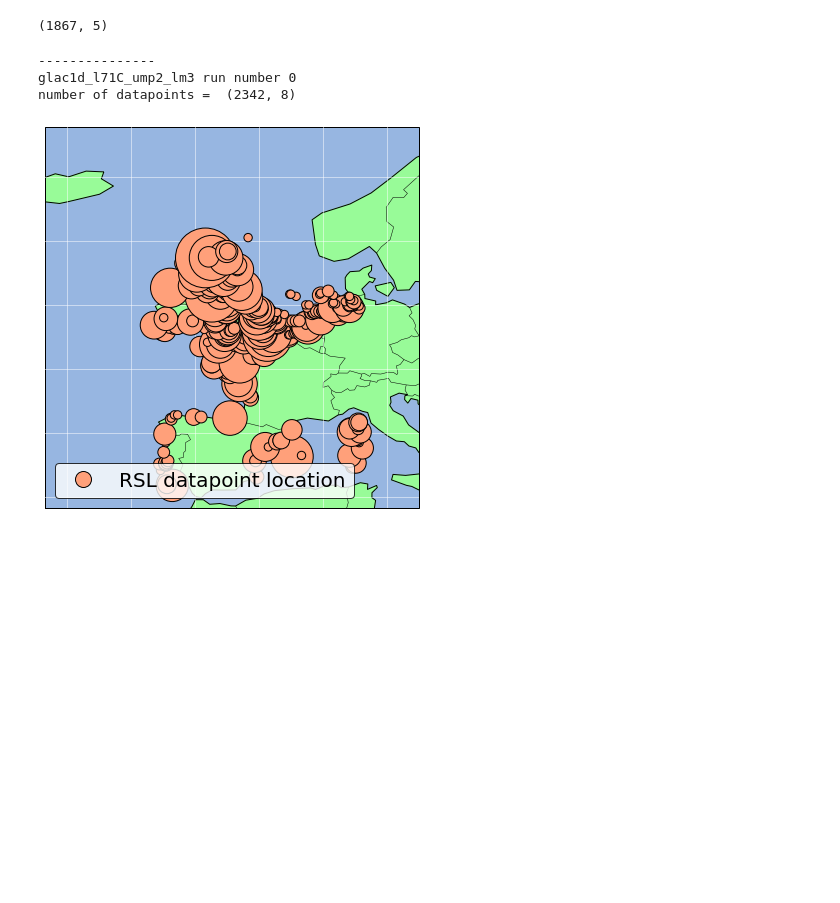
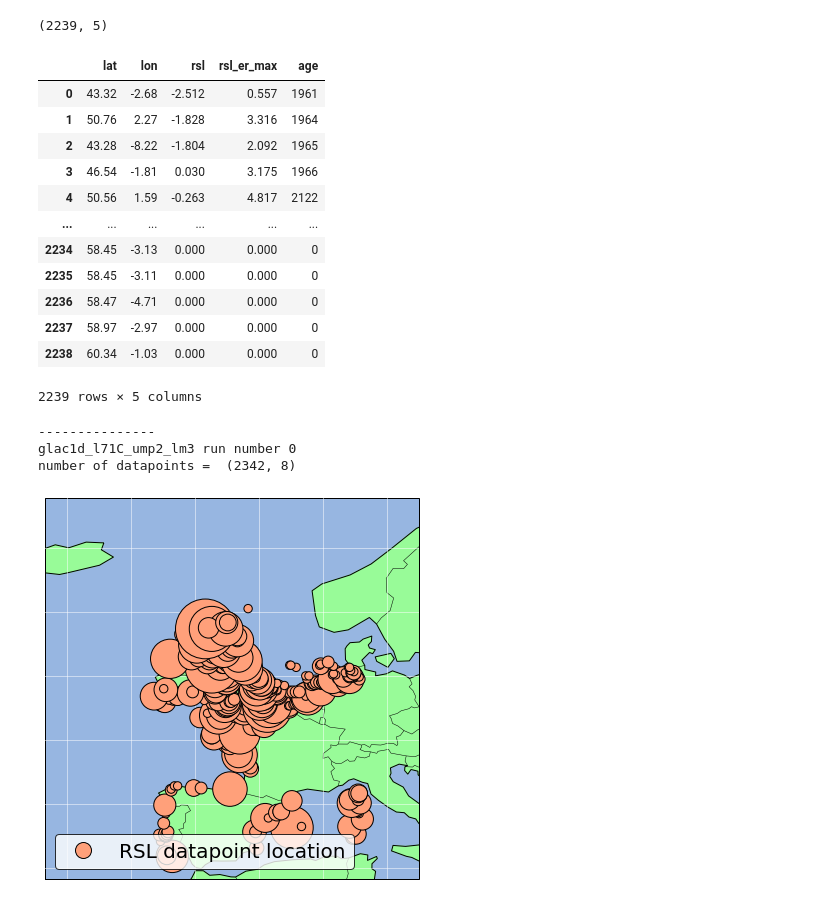
Before and after one commit to rcameronc/Holocene_readv, a Jupyter notebook: test_book.ipynb, the cells around one changed output. Saved outputs shown, nothing was run; the diff lists cells and outputs as text; code cells hidden in the pictures; blank space fills up the shorter version.

```diff
--- a/test_book.ipynb
+++ b/test_book.ipynb
@@ -128,10 +128,31 @@ for i, ice_model in enumerate(ice_models):
                          & (dfind.lat < extent[3])][[
                              'lat', 'lon', 'rsl', 'rsl_er_max', 'age'
                          ]]
-        df_place.shape
+        preslocs = df_place.groupby(['lat', 'lon'])[['rsl', 'rsl_er_max', 'age']].nunique().reset_index()[::2]
+        preslocs['rsl'] = 0
+        preslocs['rsl_er_max'] = 0
+        preslocs['age'] = 0
+        df_place = pd.concat([df_place, preslocs]).reset_index(drop=True)
+
 df_place.shape
 # %% [output]
-(1867, 5)
+(2239, 5)
+# %%
+df_place
+# %% [output]
+|  | lat | lon | rsl | rsl_er_max | age |
+| 0 | 43.32 | -2.68 | -2.512 | 0.557 | 1961 |
+| 1 | 50.76 | 2.27 | -1.828 | 3.316 | 1964 |
+| 2 | 43.28 | -8.22 | -1.804 | 2.092 | 1965 |
+| 3 | 46.54 | -1.81 | 0.030 | 3.175 | 1966 |
+| 4 | 50.56 | 1.59 | -0.263 | 4.817 | 2122 |
+| ... | ... | ... | ... | ... | ... |
+| 2234 | 58.45 | -3.13 | 0.000 | 0.000 | 0 |
+| 2235 | 58.45 | -3.11 | 0.000 | 0.000 | 0 |
+| 2236 | 58.47 | -4.71 | 0.000 | 0.000 | 0 |
+| 2237 | 58.97 | -2.97 | 0.000 | 0.000 | 0 |
+| 2238 | 60.34 | -1.03 | 0.000 | 0.000 | 0 |
+2239 rows × 5 columns
 # %%
 ####################  	Plot locations  	#######################
 #################### ---------------------- #######################
```
Also changed, not shown: 3 other files.
